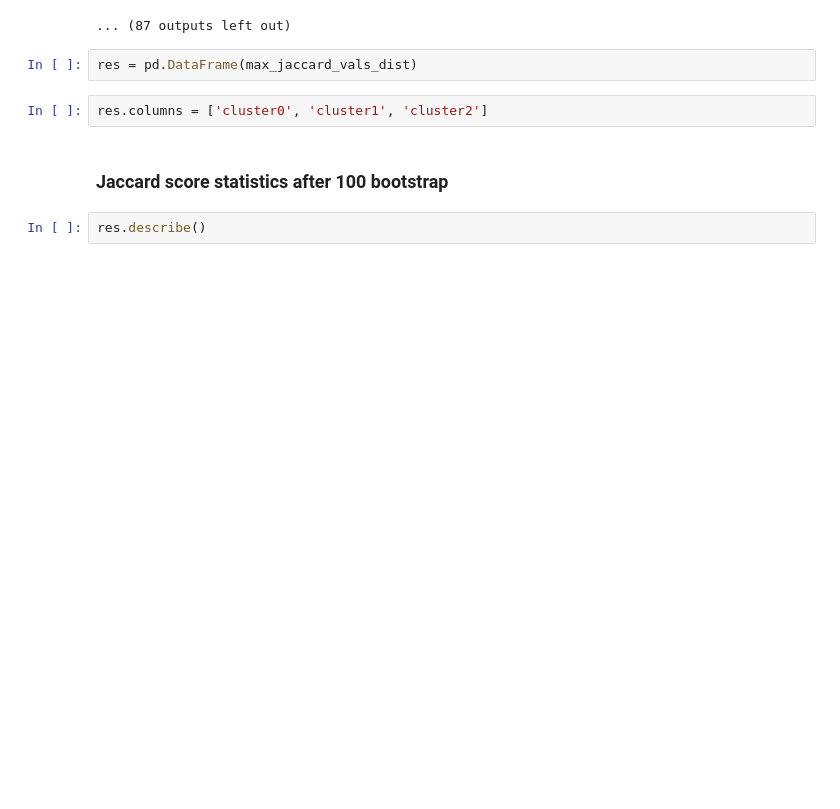
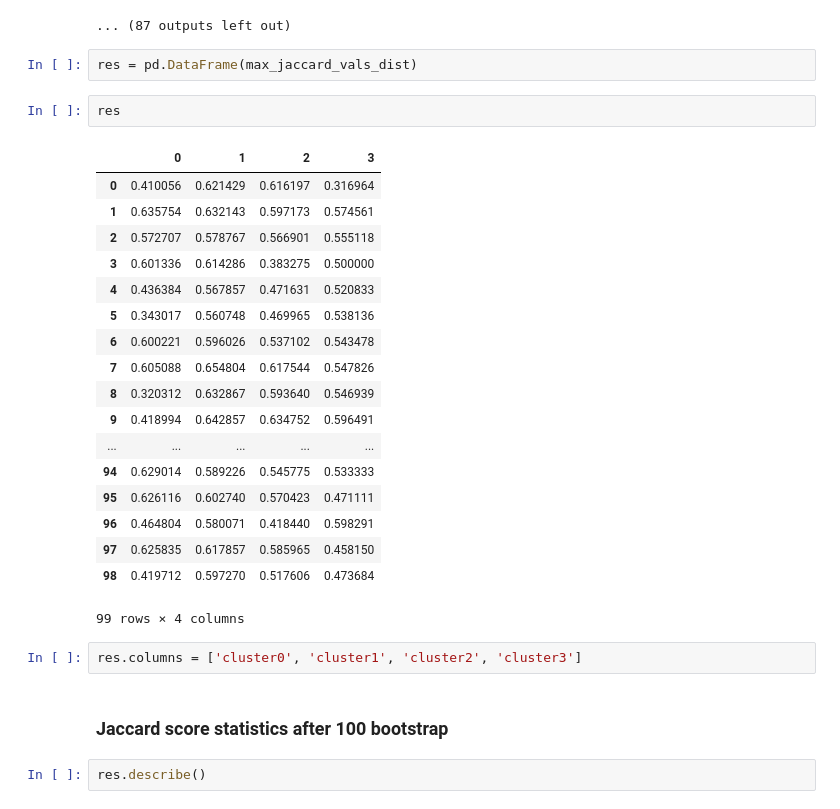
Before and after one commit to anilbey/sc-pipe, a Jupyter notebook: notebooks/PhenoGraph_Bootstrapping.ipynb, the cells around one changed output. Saved outputs shown, nothing was run; the diff lists cells and outputs as text; blank space fills up the shorter version.

```diff
--- a/notebooks/PhenoGraph_Bootstrapping.ipynb
+++ b/notebooks/PhenoGraph_Bootstrapping.ipynb
@@ -265,8 +266,29 @@ PhenoGraph complete in 7.359384775161743 seconds
 ... (87 outputs left out)
 # %%
 res = pd.DataFrame(max_jaccard_vals_dist)
+# %%
+res
+# %% [output]
+|  | 0 | 1 | 2 | 3 |
+| 0 | 0.410056 | 0.621429 | 0.616197 | 0.316964 |
+| 1 | 0.635754 | 0.632143 | 0.597173 | 0.574561 |
+| 2 | 0.572707 | 0.578767 | 0.566901 | 0.555118 |
+| 3 | 0.601336 | 0.614286 | 0.383275 | 0.500000 |
+| 4 | 0.436384 | 0.567857 | 0.471631 | 0.520833 |
+| 5 | 0.343017 | 0.560748 | 0.469965 | 0.538136 |
+| 6 | 0.600221 | 0.596026 | 0.537102 | 0.543478 |
+| 7 | 0.605088 | 0.654804 | 0.617544 | 0.547826 |
+| 8 | 0.320312 | 0.632867 | 0.593640 | 0.546939 |
+| 9 | 0.418994 | 0.642857 | 0.634752 | 0.596491 |
+| ... | ... | ... | ... | ... |
+| 94 | 0.629014 | 0.589226 | 0.545775 | 0.533333 |
+| 95 | 0.626116 | 0.602740 | 0.570423 | 0.471111 |
+| 96 | 0.464804 | 0.580071 | 0.418440 | 0.598291 |
+| 97 | 0.625835 | 0.617857 | 0.585965 | 0.458150 |
+| 98 | 0.419712 | 0.597270 | 0.517606 | 0.473684 |
+99 rows × 4 columns
 # %%
-res.columns = ['cluster0', 'cluster1', 'cluster2']
+res.columns = ['cluster0', 'cluster1', 'cluster2', 'cluster3']
 # %% [markdown]
 ### Jaccard score statistics after 100 bootstrap
 # %%
```
Also changed, not shown: parts of 6 cells of this notebook, 2 other files.
